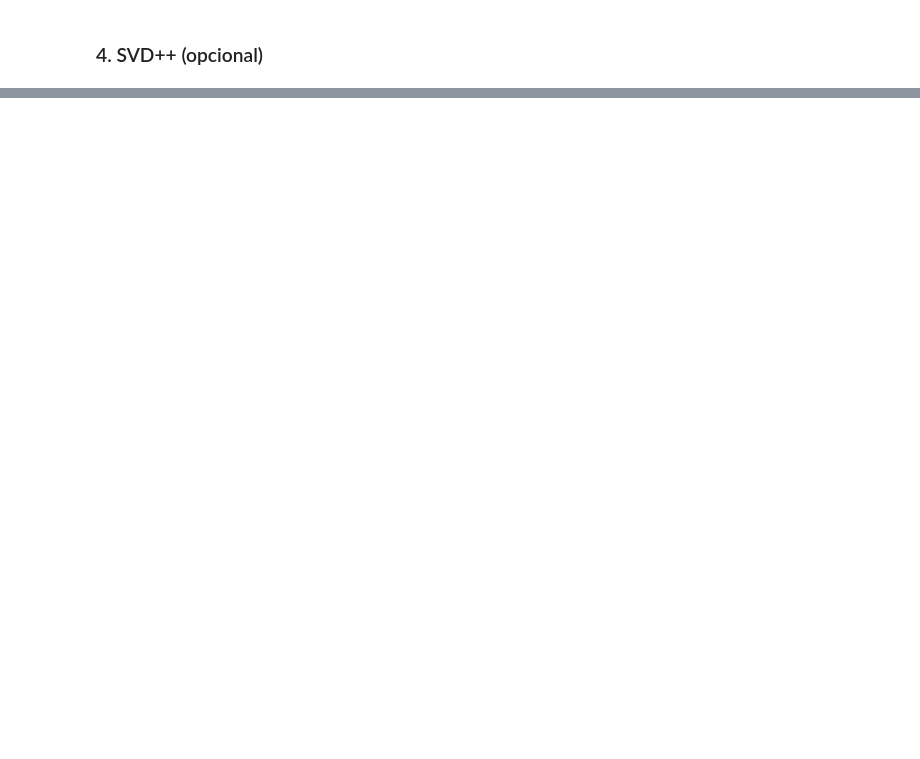
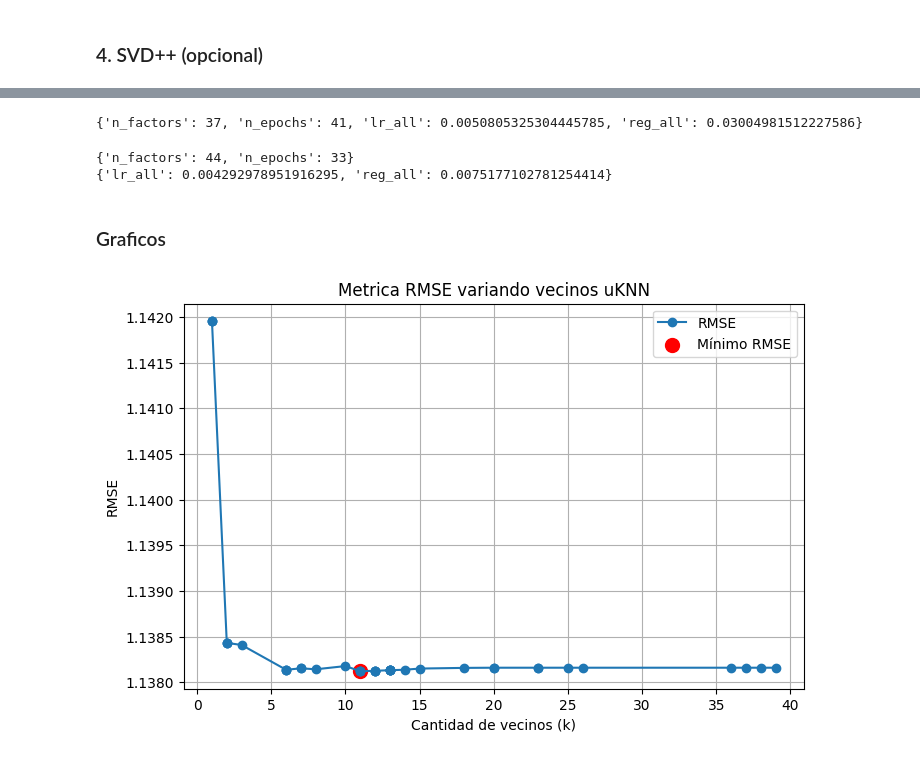
Before and after one commit to franfonte/T1_SR, a Jupyter notebook: prediccion_ratings.ipynb, the cells around one changed output, grey strips where cells are left out. Saved outputs shown, nothing was run; the diff lists cells and outputs as text; code cells hidden in the pictures; blank space fills up the shorter version.

```diff
--- a/prediccion_ratings.ipynb
+++ b/prediccion_ratings.ipynb
@@ -130,0 +288,20 @@ print(study.best_params)
+# %%
+# Iknn
+for vecino in [1,2,3,4,5,6,7,8,9,10,11,12,13,14,15]:
+    myItemKnn = surprise.KNNBasic(k=vecino, sim_options={'name': 'pearson', 'user_based': False}, verbose=False)
+    myItemKnn.fit(trainset)
+    predictions = myItemKnn.test(testset)
+    rmse_2 = accuracy.rmse(predictions, verbose=False)
+    mae_2 = accuracy.mae(predictions, verbose=False)
+    resultados_sensibilidad["iknn"].append({
+        "k_neighboors": vecino,
+        "rmse": rmse_2,
+        "mae": mae_2
+    })
+minimo = 1000
+minima = 0
+for iteracion in resultados_sensibilidad["iknn"]:
+    if iteracion["rmse"] < minimo:
+        minimo = iteracion["rmse"]
+        minima = iteracion
+print(minima)
@@ -130,0 +328,18 @@ print(study.best_params)
+# %%
+study = optuna.create_study(direction="minimize")
+study.optimize(objective_svdplus_general, n_trials=100, n_jobs=-1)
+print(study.best_params)
+# %% [output]
+{'n_factors': 37, 'n_epochs': 41, 'lr_all': 0.0050805325304445785, 'reg_all': 0.03004981512227586}
+# %%
+# SVD++
+study = optuna.create_study(direction="minimize")
+study.optimize(objective_svdplus_factores_iteraciones, n_trials=100, n_jobs=-1)
+print(study.best_params)
+
+study = optuna.create_study(direction="minimize")
+study.optimize(objective_svdplus_learning_regularizacion, n_trials=100, n_jobs=-1)
+print(study.best_params)
+# %% [output]
+{'n_factors': 44, 'n_epochs': 33}
+{'lr_all': 0.004292978951916295, 'reg_all': 0.0075177102781254414}
@@ -130,0 +348,31 @@ print(study.best_params)
+# %% [markdown]
+### Graficos
+# %%
+import matplotlib.pyplot as plt
+
+# Your data (shortened version for clarity – paste full one)
+uknn = resultados_sensibilidad["uknn"]
+
+uknn_sorted = sorted(uknn, key=lambda x: x["k_neighboors"])
+
+# Extract lists
+k_values = [d["k_neighboors"] for d in uknn_sorted]
+rmse = [d["rmse"] for d in uknn_sorted]
+
+# --- Plot ---
+plt.figure(figsize=(8,5))
+plt.plot(k_values, rmse, marker="o", label="RMSE")
+
+# Marcar el mínimo con otro color
+min_idx = rmse.index(min(rmse))
+plt.scatter(k_values[min_idx], rmse[min_idx],
+            color="red", s=100, label="Mínimo RMSE")
+
+plt.xlabel("Cantidad de vecinos (k)")
+plt.ylabel("RMSE")
+plt.title("Metrica RMSE variando vecinos uKNN")
+plt.legend()
+plt.grid(True)
+plt.show()
+# %% [output]
+[figure, added]
```
Also changed, not shown: parts of 16 cells of this notebook, 5 other files.
